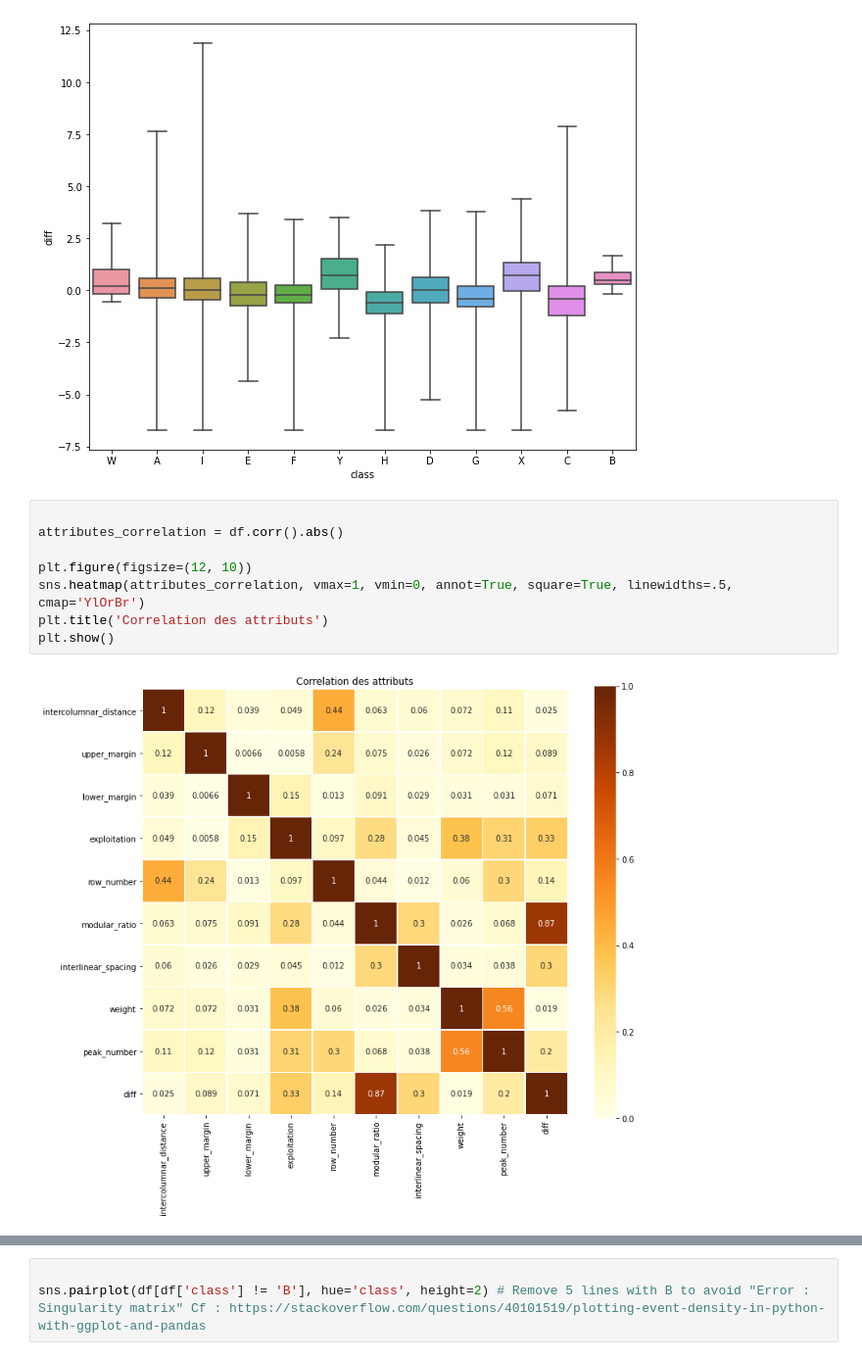
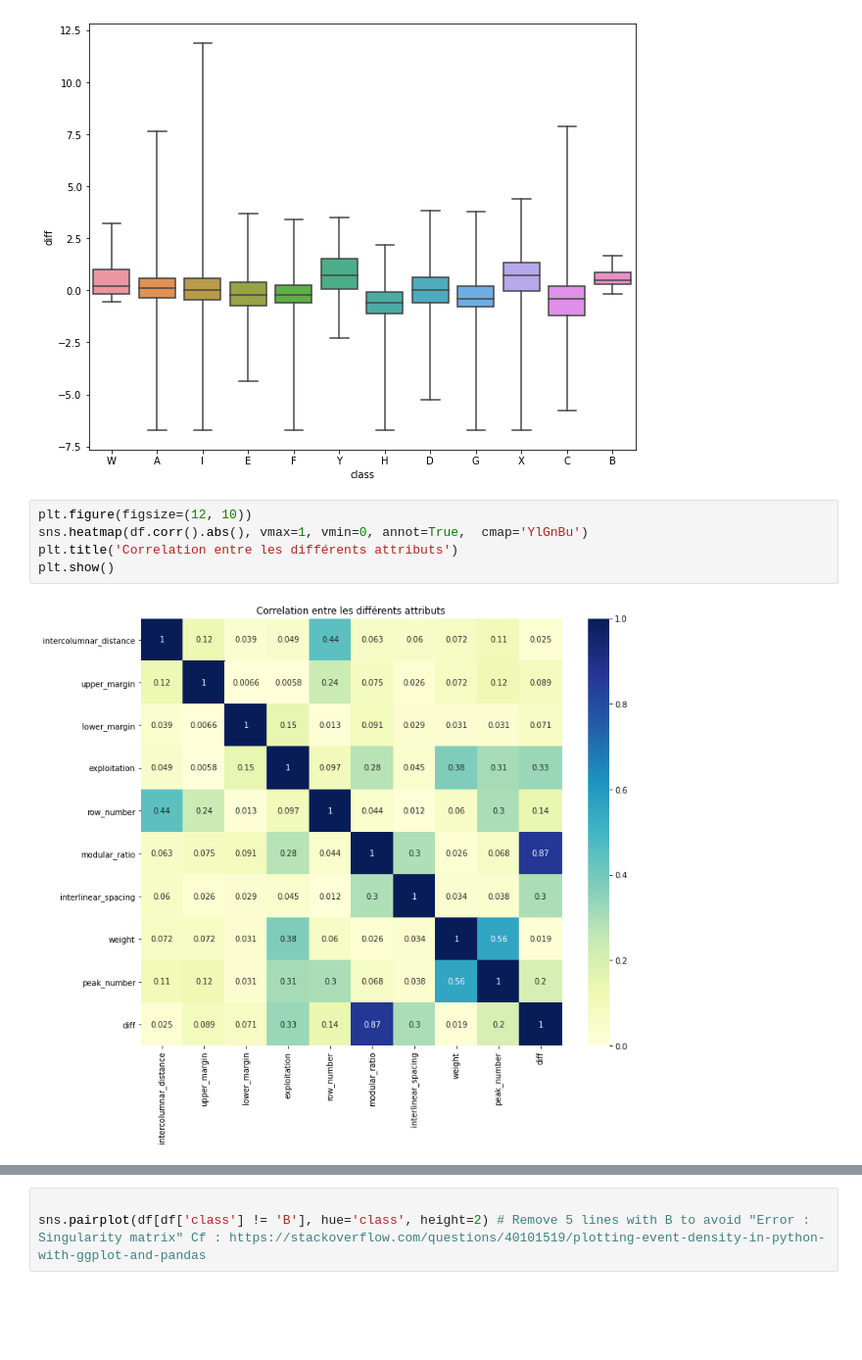
Before and after one commit to QuentinGABOT/Projet-Python, a Jupyter notebook: cleanone.ipynb, the cells around one changed output, grey strips where cells are left out. Shown at 98% size. Drawn from its saved outputs; the diff is of its cells as text; blank space fills up the shorter version.

```diff
--- a/cleanone.ipynb
+++ b/cleanone.ipynb
@@ -42,12 +59,9 @@ plt.show()
 [figure]
 [figure]
 # %%
-
-attributes_correlation = df.corr().abs()
-
 plt.figure(figsize=(12, 10))
-sns.heatmap(attributes_correlation, vmax=1, vmin=0, annot=True, square=True, linewidths=.5, cmap='YlOrBr')
-plt.title('Correlation des attributs')
+sns.heatmap(df.corr().abs(), vmax=1, vmin=0, annot=True,  cmap='YlGnBu')
+plt.title('Correlation entre les différents attributs')
 plt.show()
 # %% [output]
-[figure, old version]
+[figure, new version]
```
Also changed, not shown: parts of 9 cells of this notebook.
